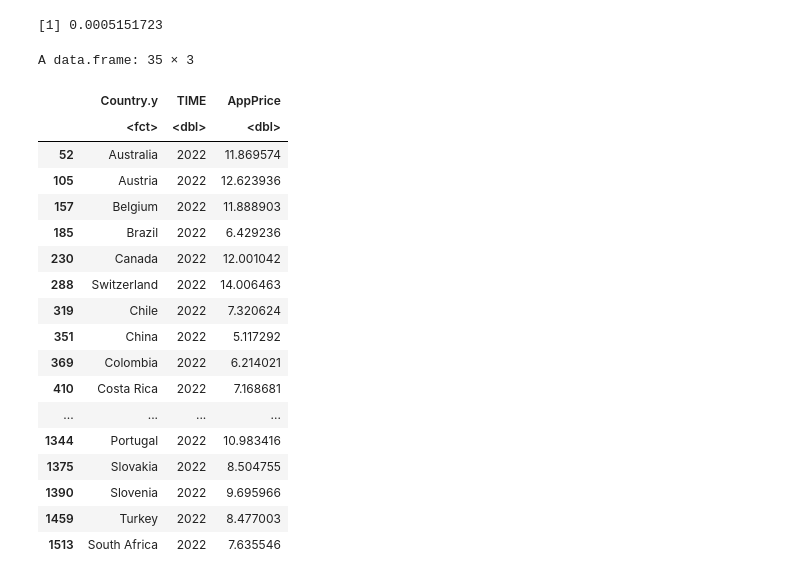
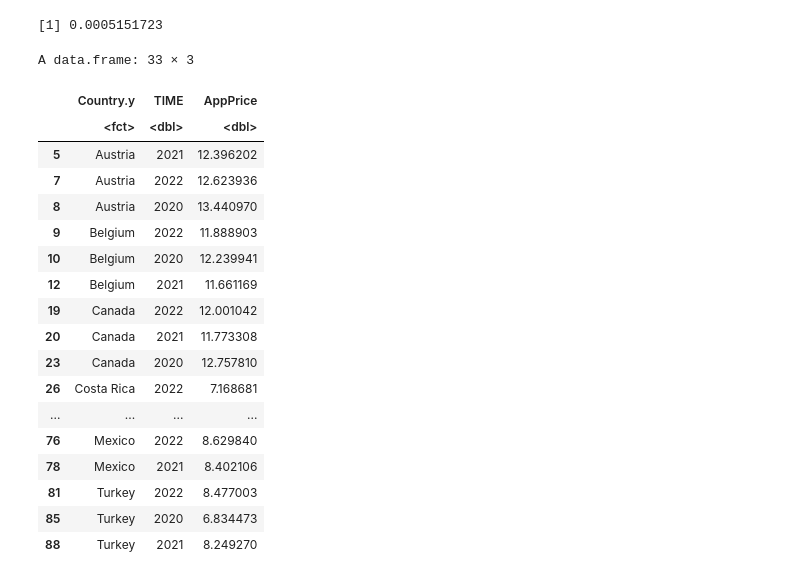
Before and after one commit to patdring/NewAppMarkets, a Jupyter notebook: CS_Fallstudie.ipynb, the cells around one changed output. Saved outputs shown, nothing was run; the diff lists cells and outputs as text; code cells hidden in the pictures.

```diff
--- a/CS_Fallstudie.ipynb
+++ b/CS_Fallstudie.ipynb
@@ -388,29 +388,29 @@ app.percentage.spending
 [1] 0.0005151723
 # %%
 df_final <- merge(result.dataframe, df_hs, by=c("LOCATION"))
-
-df_final <- subset(df_hs, TIME == 2022)
+df_final <- df_final[df_final$CORR <= 0.6 & df_final$CORR >= -0.6 & df_final$LOCATION != 'DEU' & df_final$TIME==2020, ]
+#df_final <- subset(df_hs, TIME == 2022)
 df_final$AppPrice <- with(df_final, df_final$PerPersonSpending*app.percentage.spending )
 
 df_final <- df_final[c("Country.y","TIME", "AppPrice")]
 df_final
 # %% [output]
-A data.frame: 35 × 3
+A data.frame: 33 × 3
 |  | Country.y | TIME | AppPrice |
 |  | <fct> | <dbl> | <dbl> |
-| 52 | Australia | 2022 | 11.869574 |
-| 105 | Austria | 2022 | 12.623936 |
-| 157 | Belgium | 2022 | 11.888903 |
-| 185 | Brazil | 2022 | 6.429236 |
-| 230 | Canada | 2022 | 12.001042 |
-| 288 | Switzerland | 2022 | 14.006463 |
-| 319 | Chile | 2022 | 7.320624 |
-| 351 | China | 2022 | 5.117292 |
-| 369 | Colombia | 2022 | 6.214021 |
-| 410 | Costa Rica | 2022 | 7.168681 |
+| 5 | Austria | 2021 | 12.396202 |
+| 7 | Austria | 2022 | 12.623936 |
+| 8 | Austria | 2020 | 13.440970 |
+| 9 | Belgium | 2022 | 11.888903 |
+| 10 | Belgium | 2020 | 12.239941 |
+| 12 | Belgium | 2021 | 11.661169 |
+| 19 | Canada | 2022 | 12.001042 |
+| 20 | Canada | 2021 | 11.773308 |
+| 23 | Canada | 2020 | 12.757810 |
+| 26 | Costa Rica | 2022 | 7.168681 |
 | ... | ... | ... | ... |
-| 1344 | Portugal | 2022 | 10.983416 |
-| 1375 | Slovakia | 2022 | 8.504755 |
-| 1390 | Slovenia | 2022 | 9.695966 |
-| 1459 | Turkey | 2022 | 8.477003 |
-| 1513 | South Africa | 2022 | 7.635546 |
+| 76 | Mexico | 2022 | 8.629840 |
+| 78 | Mexico | 2021 | 8.402106 |
+| 81 | Turkey | 2022 | 8.477003 |
+| 85 | Turkey | 2020 | 6.834473 |
+| 88 | Turkey | 2021 | 8.249270 |
```
Also changed, not shown: parts of 4 cells of this notebook.
